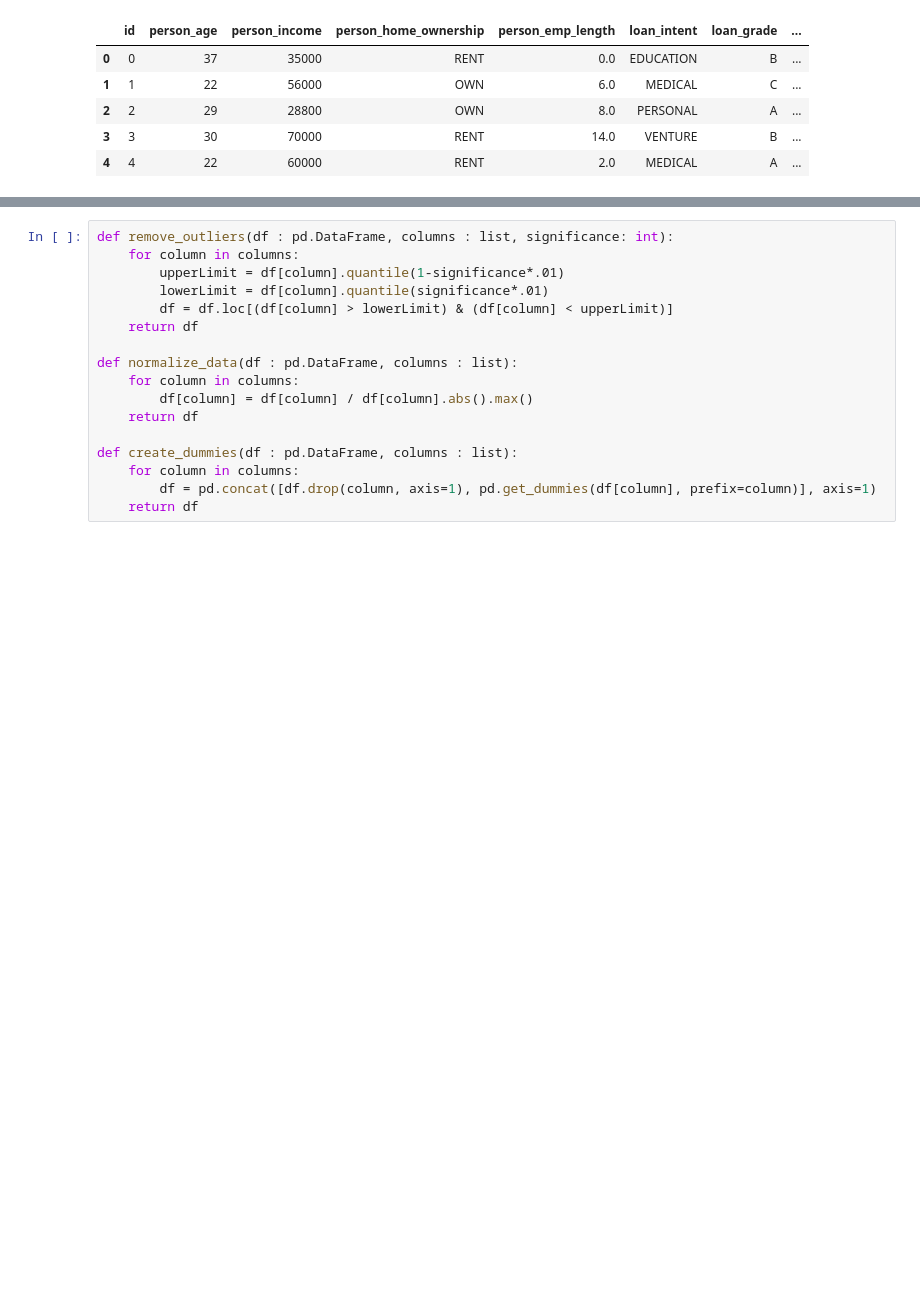
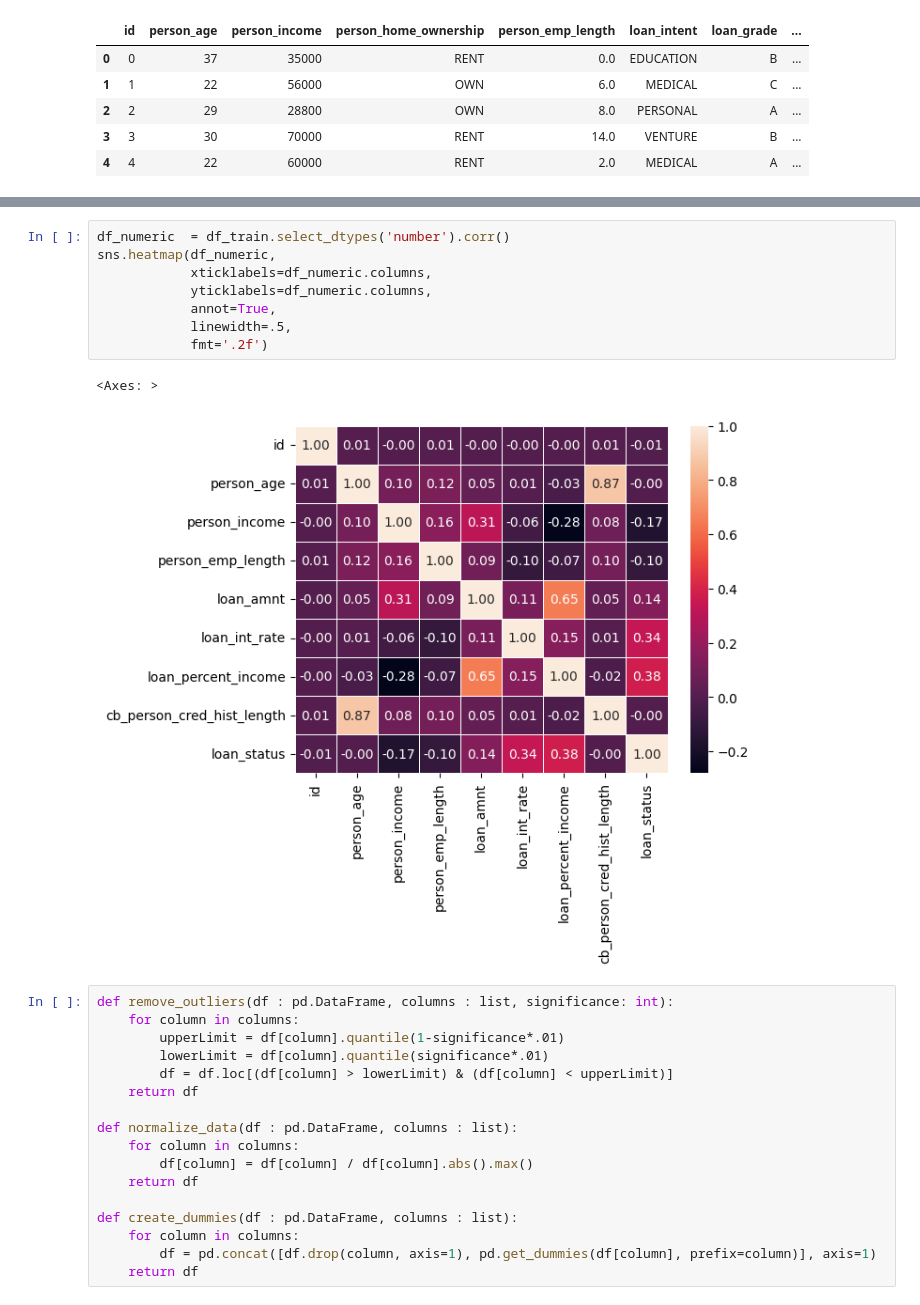
Before and after one commit to KasperLange13/LoanApprovalPrediction, a Jupyter notebook: LoanApproval.ipynb, the cells around one changed output, grey strips where cells are left out. Saved outputs shown, nothing was run; the diff lists cells and outputs as text; blank space fills up the shorter version.

Commit message:
added correlation between numeric columns

```diff
--- a/LoanApproval.ipynb
+++ b/LoanApproval.ipynb
@@ -103,5 +103,16 @@ fig.tight_layout()
 # %% [output]
 [figure]
+# %%
+df_numeric  = df_train.select_dtypes('number').corr()
+sns.heatmap(df_numeric,
+            xticklabels=df_numeric.columns,
+            yticklabels=df_numeric.columns,
+            annot=True,
+            linewidth=.5,
+            fmt='.2f')
+# %% [output]
+<Axes: >
+[figure, added]
 # %%
 def remove_outliers(df : pd.DataFrame, columns : list, significance: int):
     for column in columns:
```
Also changed, not shown: parts of 2 cells of this notebook.
